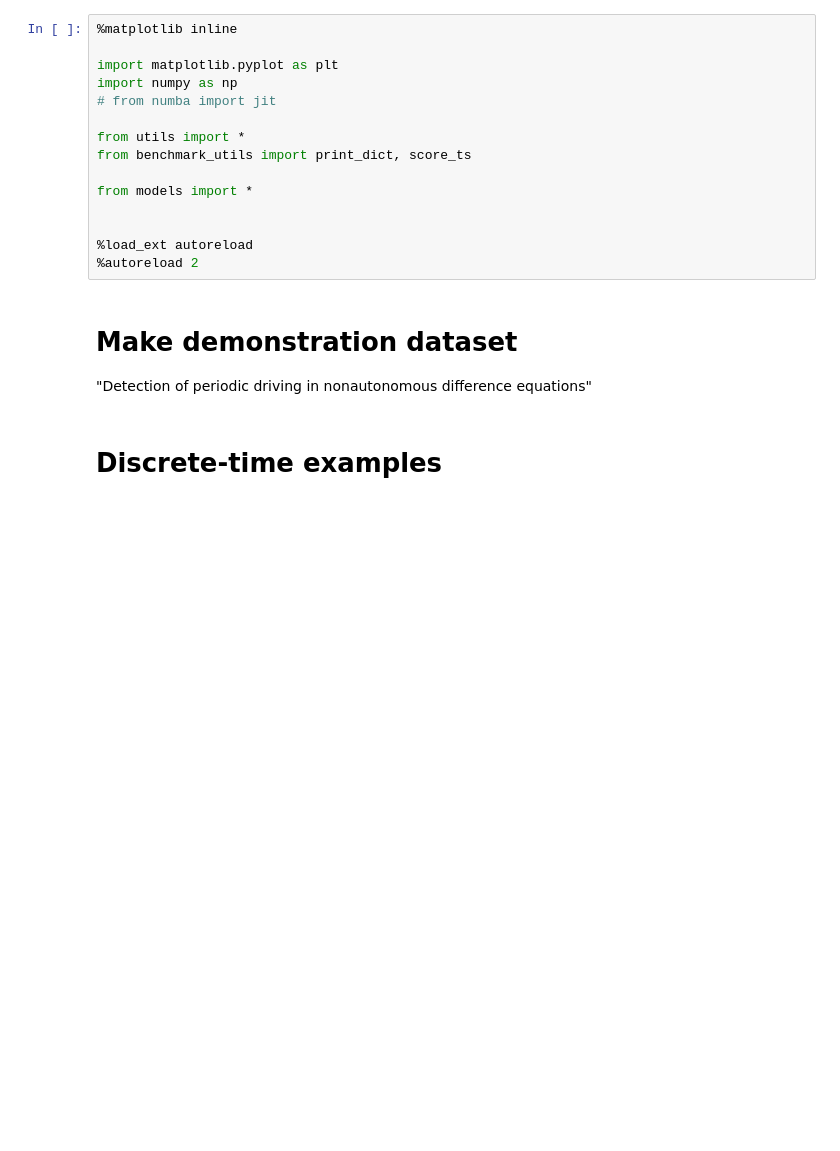
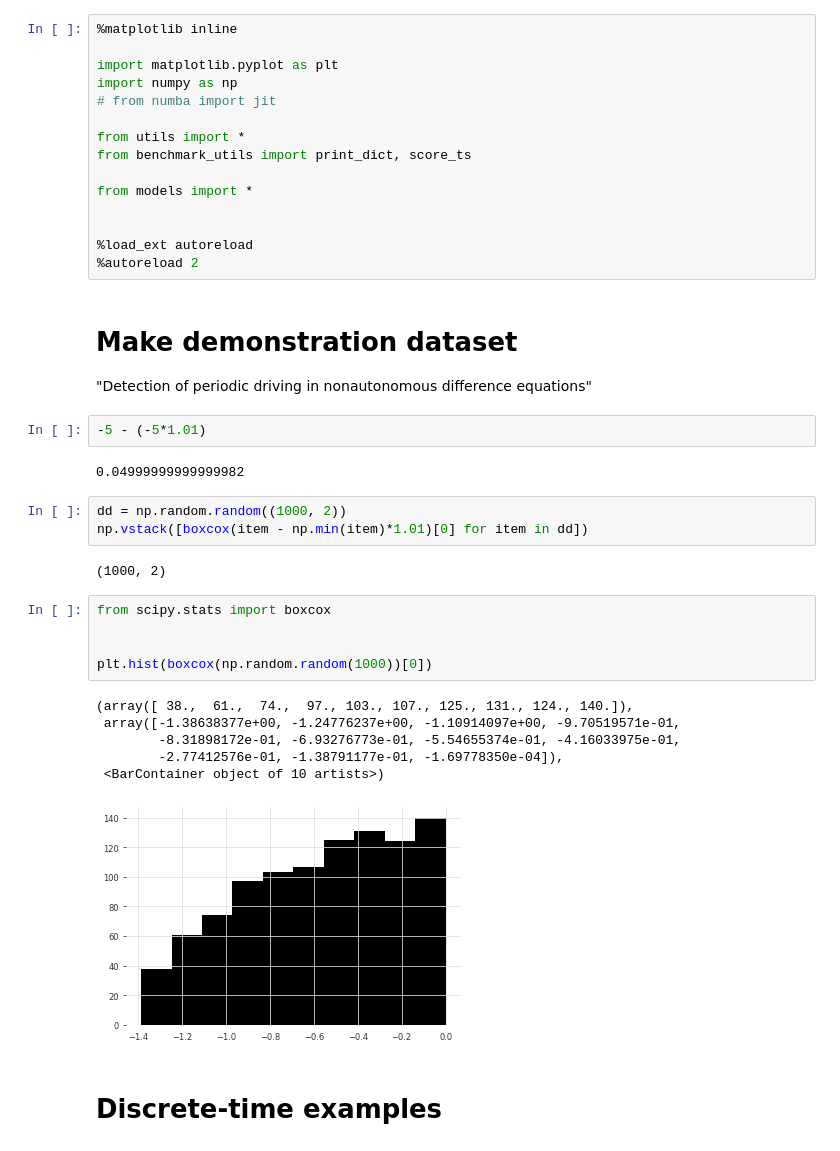
Before and after one commit to williamgilpin/shrec, a Jupyter notebook: shared_discrete.ipynb, the cells around one changed output. Drawn from its saved outputs; the diff is of its cells as text; blank space fills up the shorter version.

```diff
--- a/shared_discrete.ipynb
+++ b/shared_discrete.ipynb
@@ -17,6 +17,27 @@ from models import *
 # Make demonstration dataset
 
 "Detection of periodic driving in nonautonomous difference equations"
+# %%
+-5 - (-5*1.01)
+# %% [output]
+0.04999999999999982
+# %%
+dd = np.random.random((1000, 2))
+np.vstack([boxcox(item - np.min(item)*1.01)[0] for item in dd])
+# %% [output]
+(1000, 2)
+# %%
+from scipy.stats import boxcox
+
+
+plt.hist(boxcox(np.random.random(1000))[0])
+# %% [output]
+(array([ 38.,  61.,  74.,  97., 103., 107., 125., 131., 124., 140.]),
+ array([-1.38638377e+00, -1.24776237e+00, -1.10914097e+00, -9.70519571e-01,
+        -8.31898172e-01, -6.93276773e-01, -5.54655374e-01, -4.16033975e-01,
+        -2.77412576e-01, -1.38791177e-01, -1.69778350e-04]),
+ <BarContainer object of 10 artists>)
+[figure, added]
 # %% [markdown]
 # Discrete-time examples
 # %%
```
Also changed, not shown: 2 other files.
